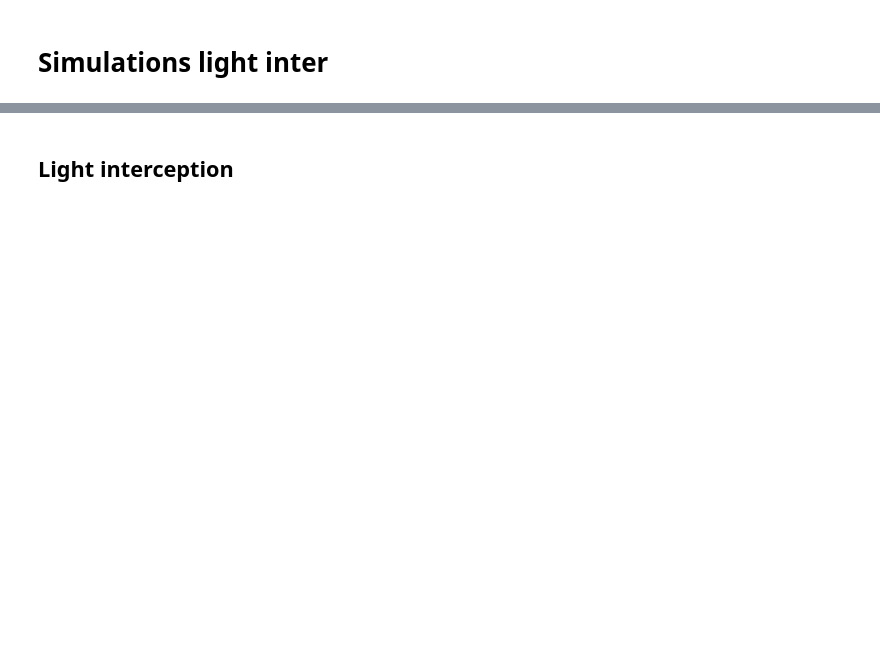
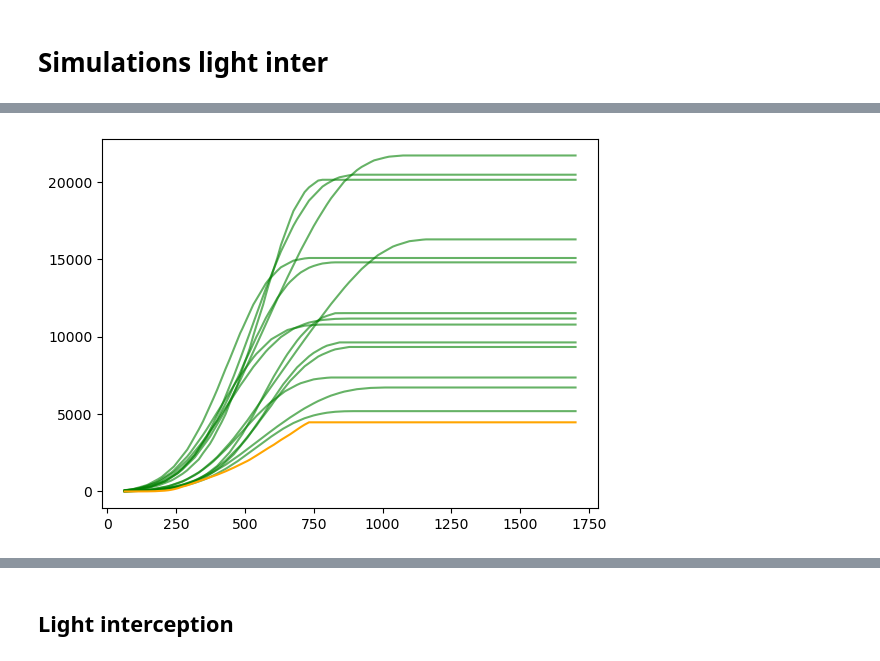
Before and after one commit to orianebro/ArchiCrop, a Jupyter notebook: tutorials/light_inter_all_simul.ipynb, the cells around one changed output, grey strips where cells are left out. Saved outputs shown, nothing was run; the diff lists cells and outputs as text; code cells hidden in the pictures; blank space fills up the shorter version.

```diff
--- a/tutorials/light_inter_all_simul.ipynb
+++ b/tutorials/light_inter_all_simul.ipynb
@@ -53,6 +52,0 @@ height_canopy = [value["Plant height"] for value in daily_dynamics.values()]
-# %%
-file_plt_xml = 'corn_plt.xml'
-params_sen = ['durvieF', 'ratiodurvieI']
-sen_stics = read_xml_file(file_plt_xml, params_sen)
-lifespan = sen_stics['durvieF'] # leaf lifespan from appearance in exponential phase
-lifespan_early = sen_stics['ratiodurvieI'] * lifespan # leaf lifespan from appearance in juvenile phase
@@ -108,6 +53,10 @@ archi = dict(
+# %%
+archi["height"] = [1.1*max(height_canopy), 5*max(height_canopy)]
+archi["leaf_area"] = [1.1*max(leaf_area_plant), 5*max(leaf_area_plant)]
+archi["leaf_lifespan"] = [lifespan_early, lifespan]
 # %%
 # Function to process parameters and generate samples
 # Generate parameter sets
-param_sets = LHS_param_sampling(archi, daily_dynamics, n_samples=10, seed=18)
+param_sets = LHS_param_sampling(archi, daily_dynamics, n_samples=200000, seed=42)
 print(len(param_sets))
 # %% [output]
@@ -118,7 +67,7 @@ print(len(param_sets))
 # Start the timer
 start_time = t.time()
 
-fitting_sim, non_fitting_sim = params_for_curve_fit(param_sets, curves=daily_dynamics, error_LA=0.05, error_height=0.05)
+fit_params, non_fit_params, pot_la, pot_h = params_for_curve_fit(param_sets, curves=daily_dynamics, error_LA=0.05, error_height=0.05)
 
 # End the timer
 end_time = t.time()
@@ -204,0 +104,7 @@ plt.show()
+# %%
+for la in pot_la:
+    plt.plot(thermal_time, la, color="green", alpha=0.6)
+plt.plot(thermal_time, leaf_area_plant, color="orange")
+plt.show()
+# %% [output]
+[figure, added]
```
Also changed, not shown: parts of 47 cells of this notebook, 10 other files.
